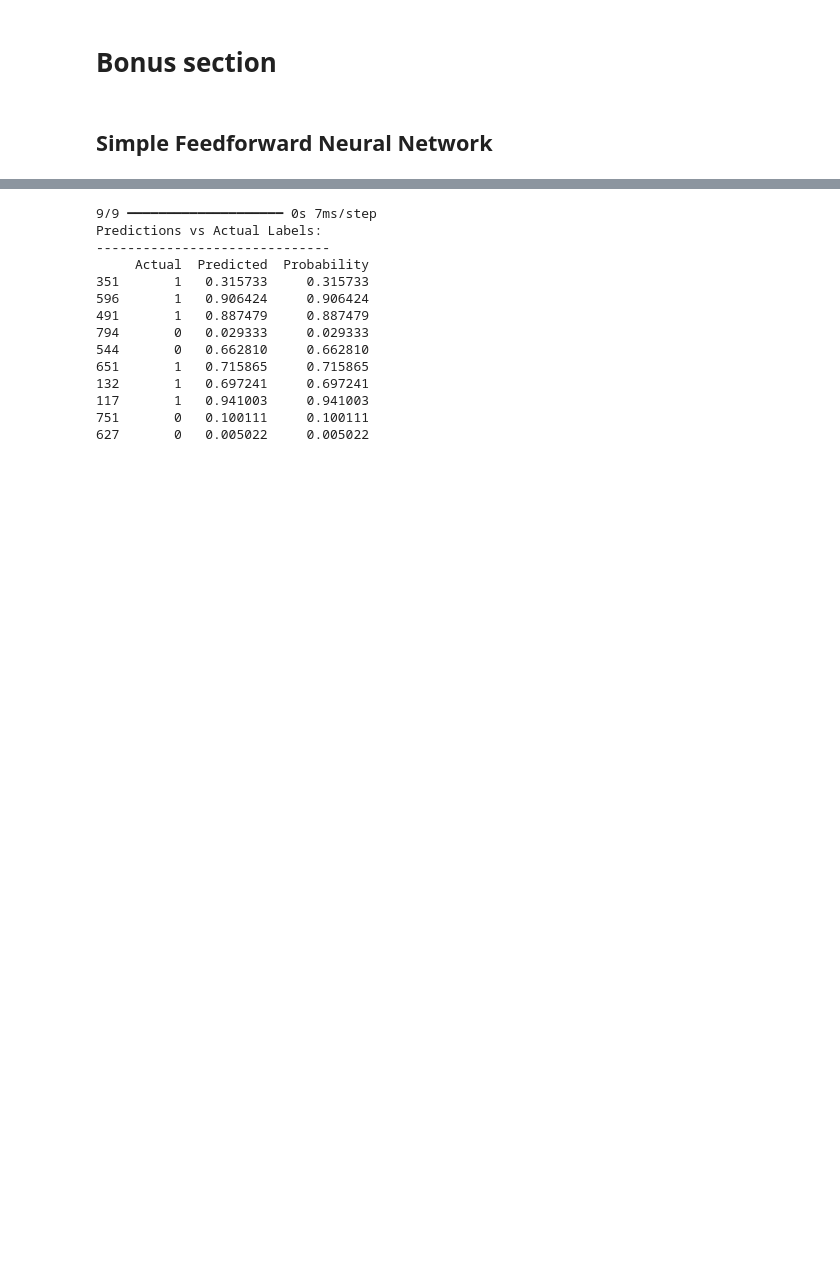
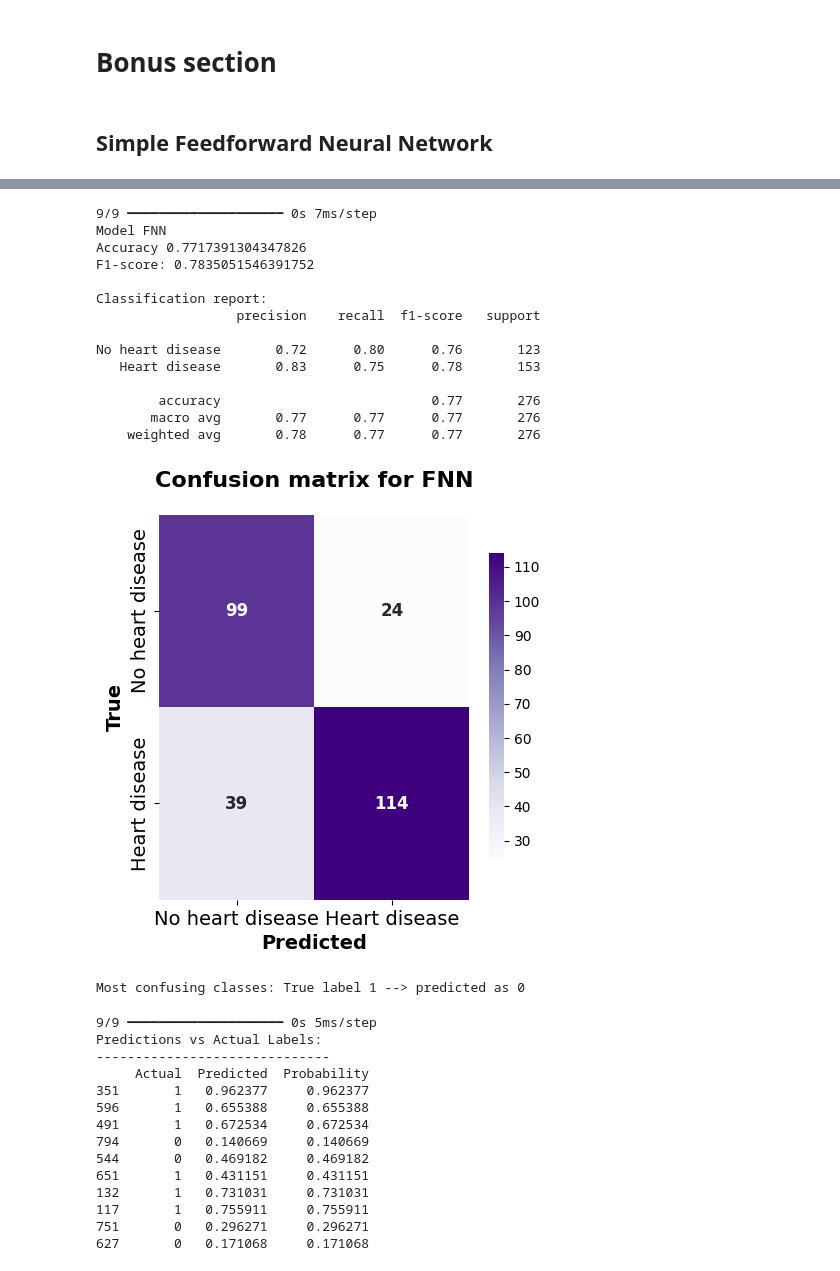
Before and after one commit to HagerMelook/Heart-Failure-Classification, a Jupyter notebook: DataPrepStep.ipynb, the cells around one changed output, grey strips where cells are left out. Cells and saved outputs as stored; diff of their text form; code cells hidden in the pictures; blank space fills up the shorter version.

Commit message:
implementing evaluator class

```diff
--- a/DataPrepStep.ipynb
+++ b/DataPrepStep.ipynb
@@ -183,7 +255,7 @@ class FeedforwardNeuralNetwork:
 # %%
 # Initializing FNN
 input_size = X_train.shape[1]
-model = FeedforwardNeuralNetwork(input_size=input_size,hidden_neurons=16,learning_rate=0.001)
+fnn_model = FeedforwardNeuralNetwork(input_size=input_size,hidden_neurons=16,learning_rate=0.001)
 
 # Setting up training callbacks
 training_callbacks = TrainingCallbacks(
@@ -195,7 +267,7 @@ training_callbacks = TrainingCallbacks(
 callbacks_list = training_callbacks.get_callbacks()
 
 # Train the model
-history = model.train(
+history = fnn_model.train(
     X_train,y_train,
     X_val,y_val,
     epochs=50,
@@ -229,6 +295,27 @@ Test accuracy: 0.79347825050354
+# %%
+# Evaluate the model
+fnn_evaluator = ModelEvaluator(fnn_model,"FNN",color_theme="Purples")
+fnn_evaluator.summarize(X_test,y_test)
+# %% [output]
+9/9 ━━━━━━━━━━━━━━━━━━━━ 0s 7ms/step
+Model FNN
+Accuracy 0.7717391304347826
+F1-score: 0.7835051546391752
+
+Classification report:
+                  precision    recall  f1-score   support
+
+No heart disease       0.72      0.80      0.76       123
+   Heart disease       0.83      0.75      0.78       153
+
+        accuracy                           0.77       276
+       macro avg       0.77      0.77      0.77       276
+    weighted avg       0.78      0.77      0.77       276
+[figure, added]
+Most confusing classes: True label 1 --> predicted as 0
 # %%
 # Make predictions on the test set
-predictions = model.predict(X_test)
+predictions = fnn_model.predict(X_test)
 
 results = pd.DataFrame({
     'Actual':y_test,
@@ -241,17 +328,17 @@ print("Predictions vs Actual Labels:")
 print("-" * 30)
 print(results.head(10))
 # %% [output]
-9/9 ━━━━━━━━━━━━━━━━━━━━ 0s 7ms/step
+9/9 ━━━━━━━━━━━━━━━━━━━━ 0s 5ms/step
 Predictions vs Actual Labels:
 ------------------------------
      Actual  Predicted  Probability
-351       1   0.315733     0.315733
-596       1   0.906424     0.906424
-491       1   0.887479     0.887479
-794       0   0.029333     0.029333
-544       0   0.662810     0.662810
-651       1   0.715865     0.715865
-132       1   0.697241     0.697241
-117       1   0.941003     0.941003
-751       0   0.100111     0.100111
-627       0   0.005022     0.005022
+351       1   0.962377     0.962377
+596       1   0.655388     0.655388
+491       1   0.672534     0.672534
+794       0   0.140669     0.140669
+544       0   0.469182     0.469182
+651       1   0.431151     0.431151
+132       1   0.731031     0.731031
+117       1   0.755911     0.755911
+751       0   0.296271     0.296271
+627       0   0.171068     0.171068
```
Also changed, not shown: parts of 5 cells of this notebook.
